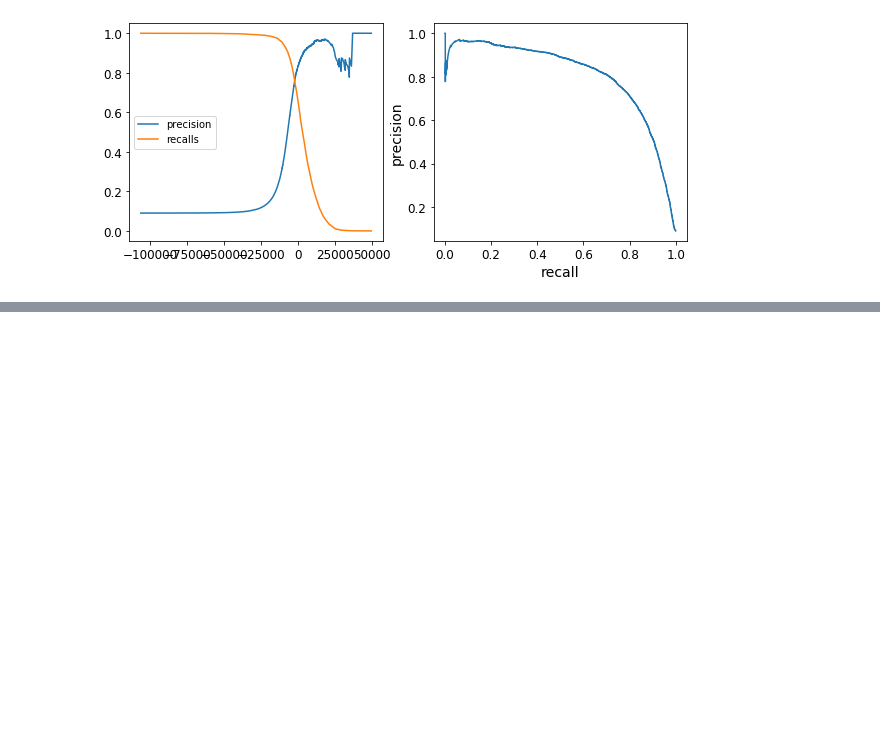
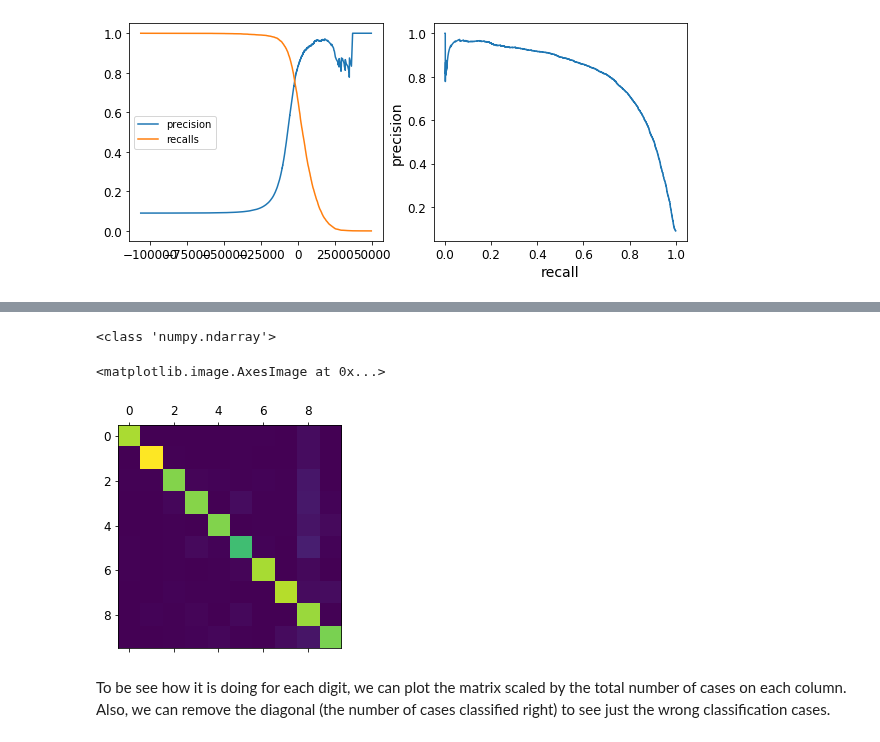
Before and after one commit to dtrad/geoml_course, a Jupyter notebook: Practice9-Classification.ipynb, the cells around one changed output, grey strips where cells are left out. Cells and saved outputs as stored; diff of their text form; code cells hidden in the pictures; blank space fills up the shorter version.

```diff
--- a/Practice9-Classification.ipynb
+++ b/Practice9-Classification.ipynb
@@ -294,0 +409,5 @@ ax[1].plot(recalls[:-1],precisions[:-1])
+# %%
+from sklearn.preprocessing import StandardScaler
+scaler = StandardScaler()
+X_train_scaled = scaler.fit_transform(X_train.astype(np.float64))
+y_scores_scale=cross_val_score(sgd_clf, X_train_scaled, y_train, cv=3, scoring="accuracy")
@@ -294,0 +420,4 @@ ax[1].plot(recalls[:-1],precisions[:-1])
+# %%
+y_train_pred = cross_val_predict(sgd_clf, X_train_scaled, y_train, cv=3)
+conf_mx = confusion_matrix(y_train, y_train_pred)
+conf_mx
@@ -294,0 +435,10 @@ ax[1].plot(recalls[:-1],precisions[:-1])
+# %%
+print(type(conf_mx))
+plt.matshow(conf_mx)
+# %% [output]
+<class 'numpy.ndarray'>
+<matplotlib.image.AxesImage at 0x...>
+[figure, added]
+# %% [markdown]
+To be see how it is doing for each digit, we can plot the matrix scaled by the total number of cases on each column.\
+Also, we can remove the diagonal (the number of cases classified right) to see just the wrong classification cases.
```
Also changed, not shown: parts of 25 cells of this notebook.
